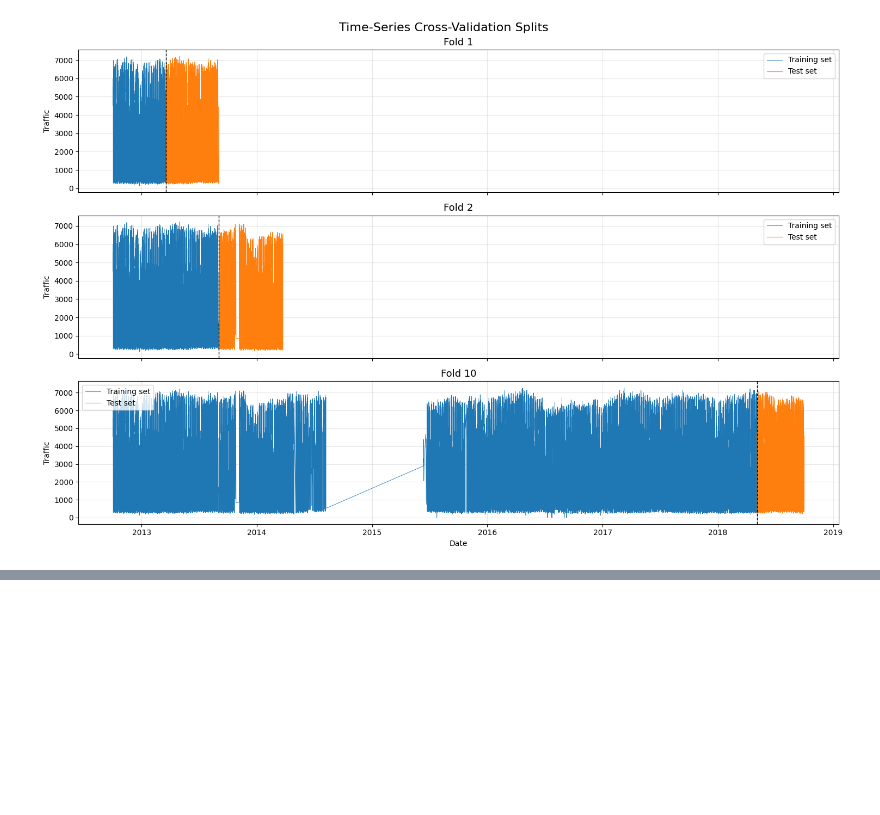
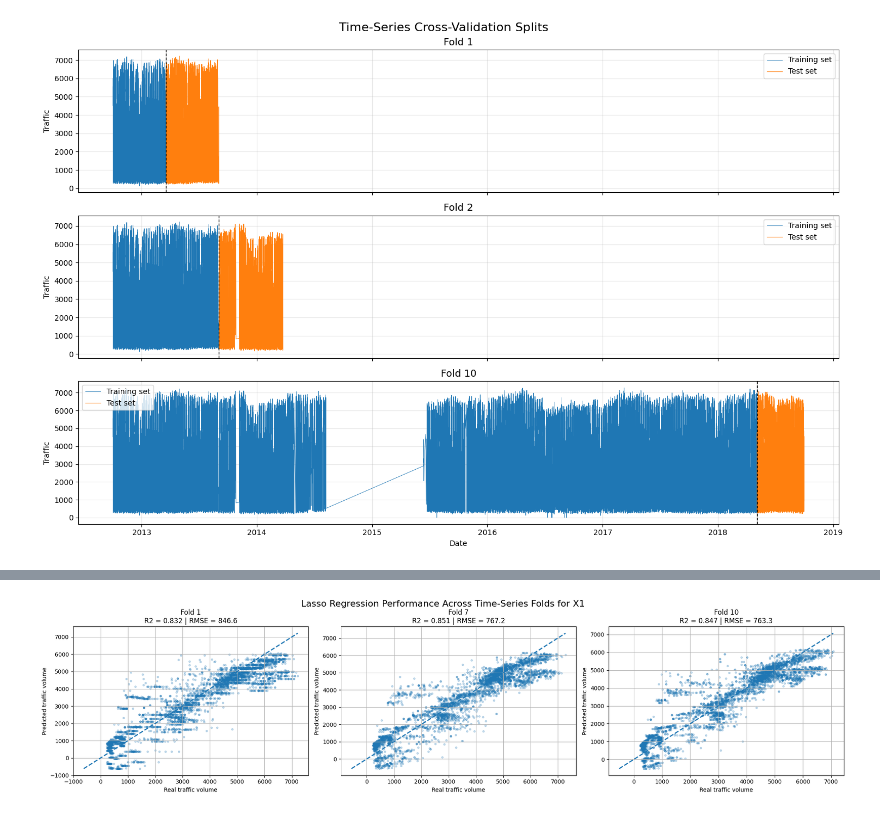
Before and after one commit to Emil-labs/Data-G8, a Jupyter notebook: Projects/Dataset_prep_testing.ipynb, the cells around one changed output, grey strips where cells are left out. Drawn from its saved outputs; the diff is of its cells as text; code cells hidden in the pictures; blank space fills up the shorter version.

```diff
--- a/Projects/Dataset_prep_testing.ipynb
+++ b/Projects/Dataset_prep_testing.ipynb
@@ -718,34 +644,36 @@ for fold_id, (train_index, test_index) in enumerate(outer_tss.split(traffic_df))
         [min_val1, max_val1],
         '--',
         linewidth=2
     )
 
     ax1.set_title(
         f'Fold {fold_id+1}\n'
-        f'R² = {r21:.3f} | RMSE = {rmse1:.1f}'
+        f'R2 = {r21:.3f} | RMSE = {rmse1:.1f}'
     )
 
     ax1.set_xlabel('Real traffic volume')
     ax1.set_ylabel('Predicted traffic volume')
 
     ax1.grid(True)
 
 # =========================================================
 # Global title and formatting
 # =========================================================
 
 fig.suptitle(
     'Lasso Regression Performance Across Time-Series Folds for X1',
     fontsize=16
 )
 
 plt.tight_layout()
 
 # Slight spacing correction for report aesthetics
 plt.subplots_adjust(top=0.85)
 plt.show()
 plt.savefig("plots/LassoReg11 1 7 10.png")
 plt.close()
+# %% [output]
+[figure, added]
 # %%
 from sklearn.ensemble import RandomForestRegressor
 from sklearn.model_selection import TimeSeriesSplit
```
Also changed, not shown: parts of 8 cells of this notebook, 3 other files.
